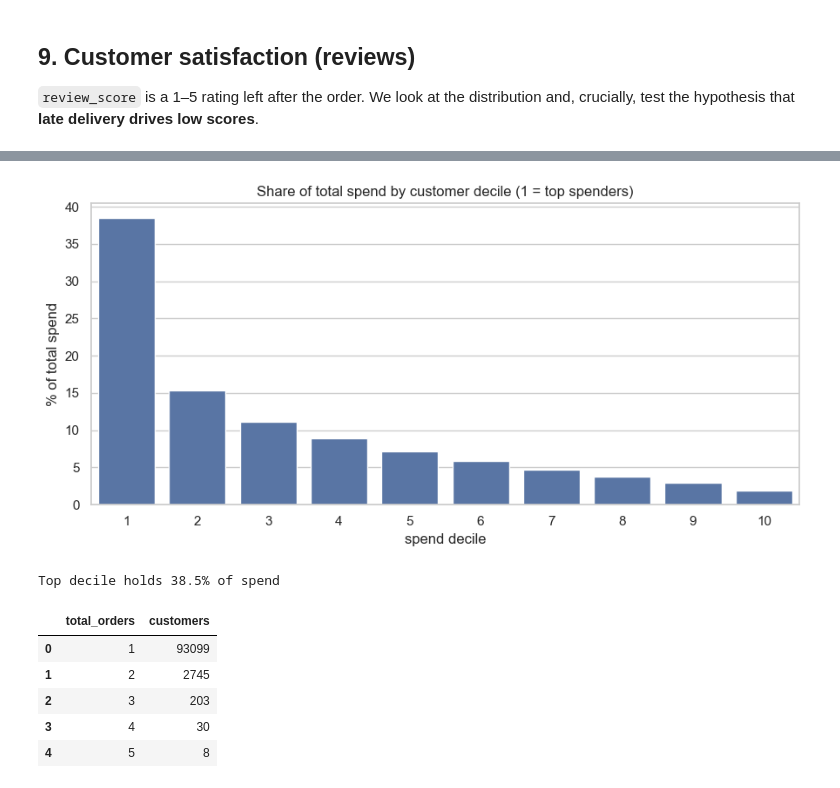
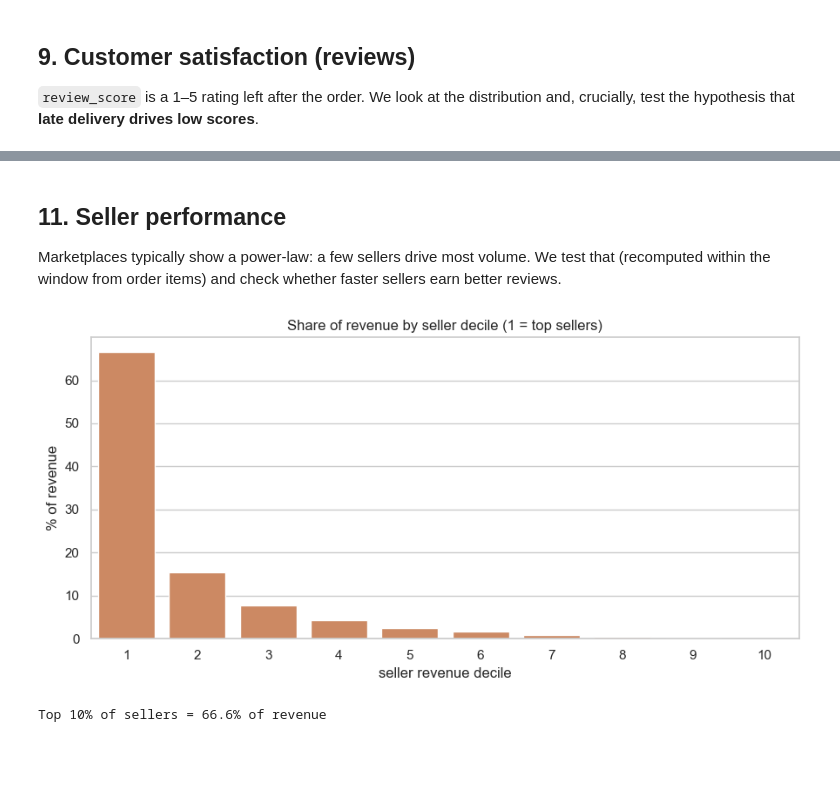
Before and after one commit to Darth0525/retail-platform-analytics, a Jupyter notebook: analysis/01_exploratory_analysis.ipynb, the cells around one changed output, grey strips where cells are left out. Saved outputs shown, nothing was run; the diff lists cells and outputs as text; code cells hidden in the pictures; blank space fills up the shorter version.

```diff
--- a/analysis/01_exploratory_analysis.ipynb
+++ b/analysis/01_exploratory_analysis.ipynb
@@ -44,6 +48,6 @@ names (Snowflake returns them uppercase) so the analysis code stays readable.
 # %%
 import sys
-sys.path.insert(0, ".")  # db.py lives in the notebooks/ folder (this notebook's directory)
+sys.path.insert(0, ".")  # db.py sits alongside this notebook in the analysis/ folder
 
 import db
 import pandas as pd
@@ -63,6 +67,10 @@ def q(sql: str) -> pd.DataFrame:
     df.columns = df.columns.str.lower()
     return df
 
+# Reliable analysis window (see caveats). Dropped into every query via an f-string. The upper bound is
+# exclusive, so Sep 2018 onward and all of 2016 are excluded.
+WINDOW = "purchased_at >= '2017-01-01' and purchased_at < '2018-09-01'"
+
 print("Connected:")
 print(q("select current_database() as db, current_schema() as schema, current_warehouse() as wh").to_string(index=False))
 # %% [output]
@@ -125,9 +138,10 @@ demand. The reliable analysis window is **Jan 2017 → Aug 2018**.
 `status` records the terminal state of each order. This tells us how clean the dataset is and how
 much of it represents completed commerce.
 # %%
-status = q('''
+status = q(f'''
     select status, count(*) as orders
     from dev_marts.fct_orders
+    where {WINDOW}
     group by 1 order by 2 desc
 ''')
 status["pct"] = (100 * status["orders"] / status["orders"].sum()).round(2)
@@ -558,34 +621,27 @@ cust
+# %% [markdown]
+## 11. Seller performance
+
+Marketplaces typically show a power-law: a few sellers drive most volume. We test that (recomputed
+within the window from order items) and check whether faster sellers earn better reviews.
 # %%
-orders_per_cust = q('''
-    select total_orders, count(*) as customers
-    from dev_marts.mart_customer_summary
-    group by 1 order by 1
+seller_conc = q(f'''
+    with s as (
+        select oi.seller_id, sum(oi.total_item_value) as revenue
+        from dev_marts.fct_order_items oi
+        join dev_marts.fct_orders o on oi.order_id = o.order_id
+        where {WINDOW}
+        group by 1),
+    r as (select revenue, ntile(10) over (order by revenue desc) as decile from s)
+    select decile, sum(revenue) as revenue from r group by 1 order by 1
 ''')
-
-# Spend concentration: share of total spend held by each decile (decile 1 = top spenders)
-conc = q('''
-    with r as (
-        select total_spend, ntile(10) over (order by total_spend desc) as decile
-        from dev_marts.mart_customer_summary
-    )
-    select decile, sum(total_spend) as spend
-    from r group by 1 order by 1
-''')
-conc["spend_share_pct"] = (100 * conc["spend"] / conc["spend"].sum()).round(1)
+seller_conc["rev_share_pct"] = (100 * seller_conc["revenue"] / seller_conc["revenue"].sum()).round(1)
 
 fig, ax = plt.subplots()
-sns.barplot(data=conc, x="decile", y="spend_share_pct", ax=ax, color="#4C72B0")
-ax.set_title("Share of total spend by customer decile (1 = top spenders)")
-ax.set_xlabel("spend decile"); ax.set_ylabel("% of total spend")
+sns.barplot(data=seller_conc, x="decile", y="rev_share_pct", ax=ax, color="#DD8452")
+ax.set_title("Share of revenue by seller decile (1 = top sellers)")
+ax.set_xlabel("seller revenue decile"); ax.set_ylabel("% of revenue")
 plt.tight_layout(); plt.show()
-print(f"Top decile holds {conc.loc[conc['decile']==1,'spend_share_pct'].iloc[0]}% of spend")
-orders_per_cust.head()
+print(f"Top 10% of sellers = {seller_conc.loc[seller_conc['decile'] == 1, 'rev_share_pct'].iloc[0]}% of revenue")
 # %% [output]
-[figure, old version]
+[figure, new version]
-Top decile holds 38.5% of spend
+Top 10% of sellers = 66.6% of revenue
-|  | total_orders | customers |
-| 0 | 1 | 93099 |
-| 1 | 2 | 2745 |
-| 2 | 3 | 203 |
-| 3 | 4 | 30 |
-| 4 | 5 | 8 |
```
Also changed, not shown: parts of 49 cells of this notebook.
